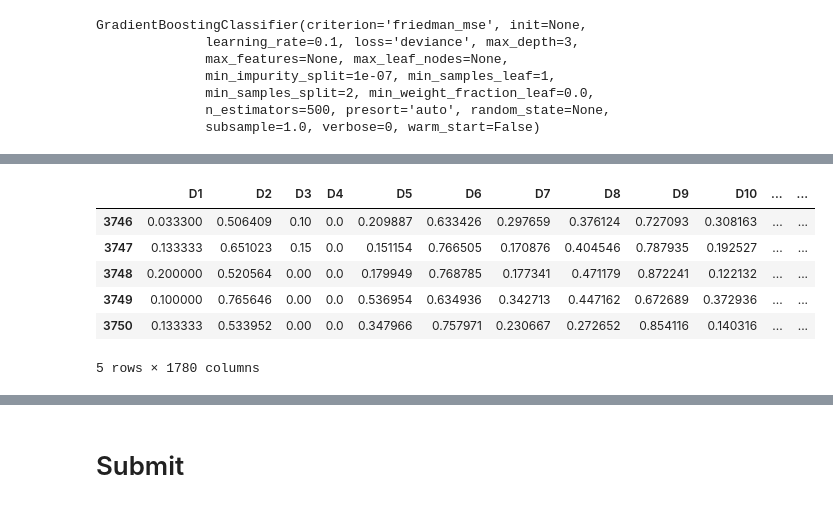
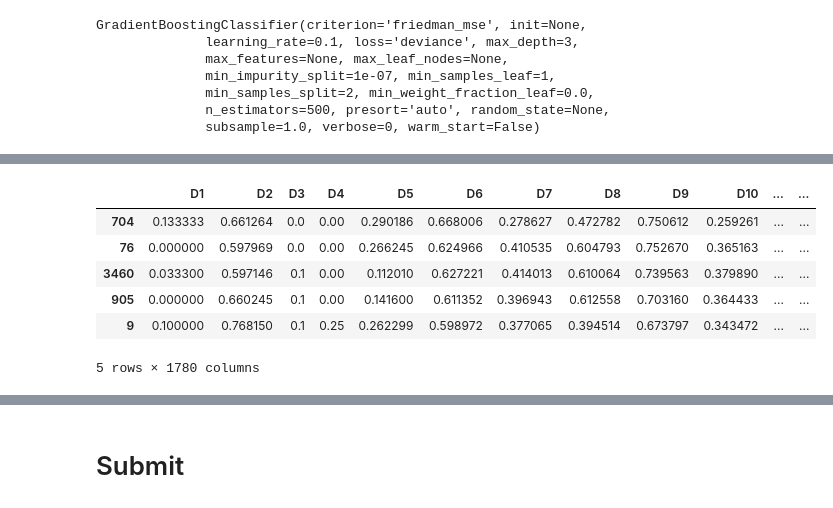
Before and after one commit to JihongL/Biological-Response, a Jupyter notebook: Bio-Response.ipynb, the cells around one changed output, grey strips where cells are left out. Saved outputs shown, nothing was run; the diff lists cells and outputs as text; code cells hidden in the pictures.

```diff
--- a/Bio-Response.ipynb
+++ b/Bio-Response.ipynb
@@ -284,15 +284,7 @@ GradientBoostingClassifier(criterion='friedman_mse', init=None,
 # %%
 add = pd.DataFrame({0:[]})
 
-train_forest = forest.predict_proba(train_X)[:, 1]
-train_lgbm = lgbm.predict_proba(train_X)[:, 1]
-train_xgbc = xgbc.predict_proba(train_X)[:, 1]
-train_grbc = grbc.predict_proba(train_X)[:, 1]
-
-add[0] = pd.Series(train_forest, index=)
-add[1] = pd.Series(train_lgbm)
-add[2] = pd.Series(train_xgbc)
-add[3] = pd.Series(train_grbc)
-
-tf_X = pd.concat([train_X, add], axis=0)
-tf_X.head()
+train_forest = forest.predict_proba(train_X)
+train_lgbm = lgbm.predict_proba(train_X)
+train_xgbc = xgbc.predict_proba(train_X)
+train_grbc = grbc.predict_proba(train_X)
@@ -307,10 +291,16 @@ tf_X.head()
+# %%
+tf_X = train_X.copy()
+tf_X[0] = pd.DataFrame(train_forest[:,1])
+tf_X[1] = pd.DataFrame(train_lgbm[:,1])
+tf_X[2] = pd.DataFrame(train_xgbc[:,1])
+tf_X[3] = pd.DataFrame(train_grbc[:,1])
 # %%
-tf_X.tail()
+tf_X.head()
 # %% [output]
 |  | D1 | D2 | D3 | D4 | D5 | D6 | D7 | D8 | D9 | D10 | ... | ... |
-| 3746 | 0.033300 | 0.506409 | 0.10 | 0.0 | 0.209887 | 0.633426 | 0.297659 | 0.376124 | 0.727093 | 0.308163 | ... | ... |
-| 3747 | 0.133333 | 0.651023 | 0.15 | 0.0 | 0.151154 | 0.766505 | 0.170876 | 0.404546 | 0.787935 | 0.192527 | ... | ... |
-| 3748 | 0.200000 | 0.520564 | 0.00 | 0.0 | 0.179949 | 0.768785 | 0.177341 | 0.471179 | 0.872241 | 0.122132 | ... | ... |
-| 3749 | 0.100000 | 0.765646 | 0.00 | 0.0 | 0.536954 | 0.634936 | 0.342713 | 0.447162 | 0.672689 | 0.372936 | ... | ... |
-| 3750 | 0.133333 | 0.533952 | 0.00 | 0.0 | 0.347966 | 0.757971 | 0.230667 | 0.272652 | 0.854116 | 0.140316 | ... | ... |
+| 704 | 0.133333 | 0.661264 | 0.0 | 0.00 | 0.290186 | 0.668006 | 0.278627 | 0.472782 | 0.750612 | 0.259261 | ... | ... |
+| 76 | 0.000000 | 0.597969 | 0.0 | 0.00 | 0.266245 | 0.624966 | 0.410535 | 0.604793 | 0.752670 | 0.365163 | ... | ... |
+| 3460 | 0.033300 | 0.597146 | 0.1 | 0.00 | 0.112010 | 0.627221 | 0.414013 | 0.610064 | 0.739563 | 0.379890 | ... | ... |
+| 905 | 0.000000 | 0.660245 | 0.1 | 0.00 | 0.141600 | 0.611352 | 0.396943 | 0.612558 | 0.703160 | 0.364433 | ... | ... |
+| 9 | 0.100000 | 0.768150 | 0.1 | 0.25 | 0.262299 | 0.598972 | 0.377065 | 0.394514 | 0.673797 | 0.343472 | ... | ... |
 5 rows × 1780 columns
```
Also changed, not shown: parts of 24 cells of this notebook.
